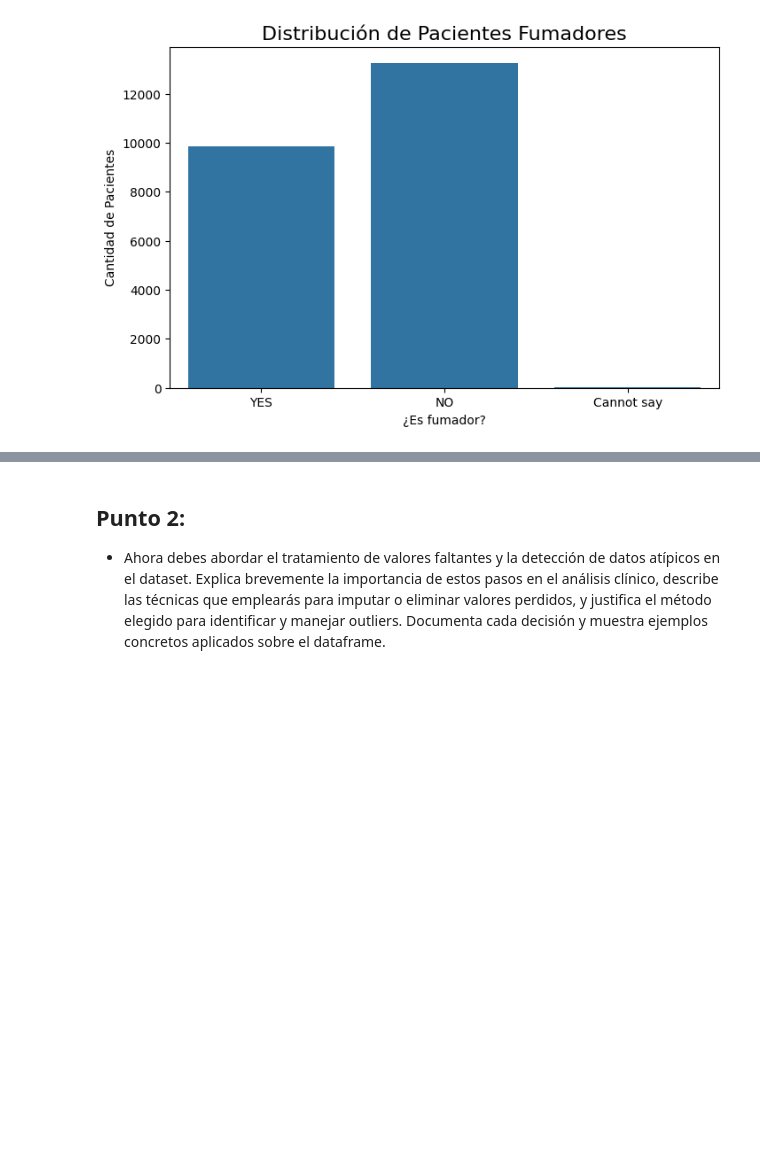
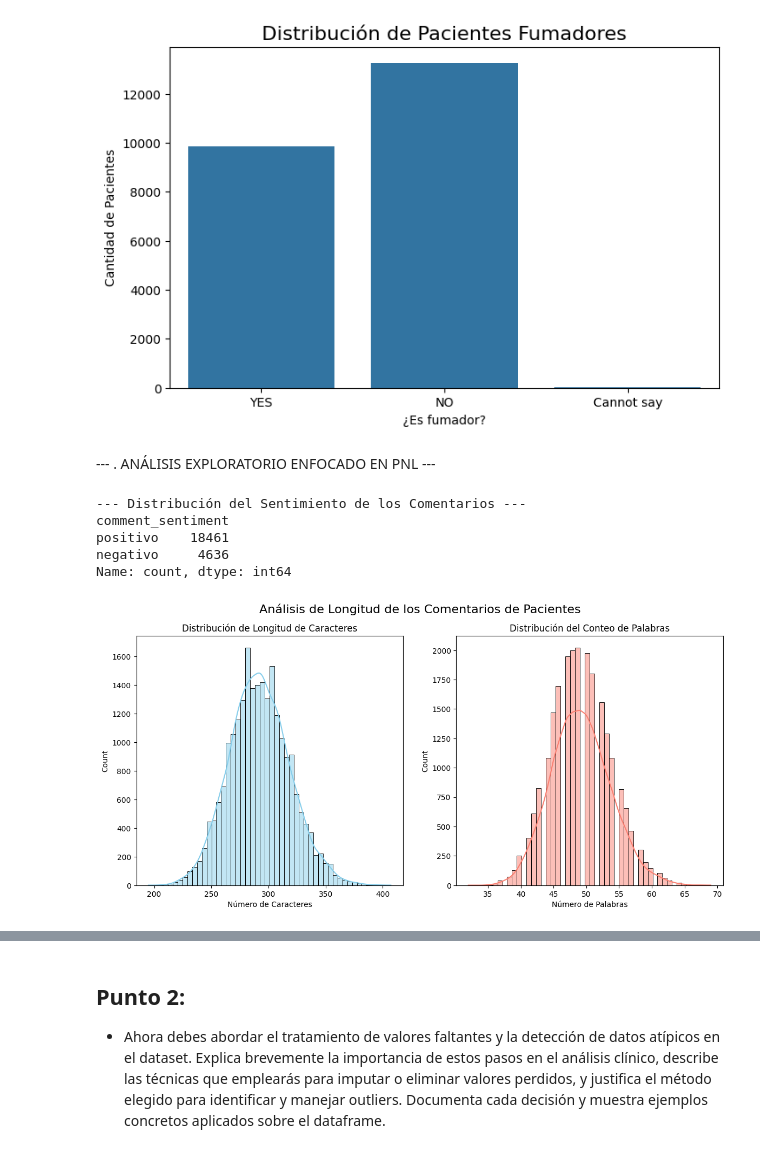
Before and after one commit to FerminEscalona/MedicalTreatment_LogisticRegression, a Jupyter notebook: Fase02_MedicalTreatmend copy.ipynb, the cells around one changed output, grey strips where cells are left out. Cells and saved outputs as stored; diff of their text form; code cells hidden in the pictures; blank space fills up the shorter version.

```diff
--- a/Fase02_MedicalTreatmend copy.ipynb
+++ b/Fase02_MedicalTreatmend copy.ipynb
@@ -174,3 +160,32 @@ plt.show()
 [figure]
 [figure]
 [figure]
+# %% [markdown]
+ --- . ANÁLISIS EXPLORATORIO ENFOCADO EN PNL ---
+# %%
+print("\n--- Distribución del Sentimiento de los Comentarios ---")
+print(df['comment_sentiment'].value_counts())
+
+# Análisis de longitud de comentarios
+df['comment_len'] = df['patient_comment'].astype(str).apply(len)
+df['word_count'] = df['patient_comment'].astype(str).apply(lambda x: len(x.split()))
+
+plt.figure(figsize=(14, 6))
+plt.subplot(1, 2, 1)
+sns.histplot(df['comment_len'], bins=50, kde=True, color='skyblue')
+plt.title('Distribución de Longitud de Caracteres')
+plt.xlabel('Número de Caracteres')
+
+plt.subplot(1, 2, 2)
+sns.histplot(df['word_count'], bins=50, kde=True, color='salmon')
+plt.title('Distribución del Conteo de Palabras')
+plt.xlabel('Número de Palabras')
+plt.suptitle('Análisis de Longitud de los Comentarios de Pacientes', fontsize=16)
+plt.show()
+# %% [output]
+--- Distribución del Sentimiento de los Comentarios ---
+comment_sentiment
+positivo    18461
+negativo     4636
+Name: count, dtype: int64
+[figure, added]
```
Also changed, not shown: parts of 14 cells of this notebook.
